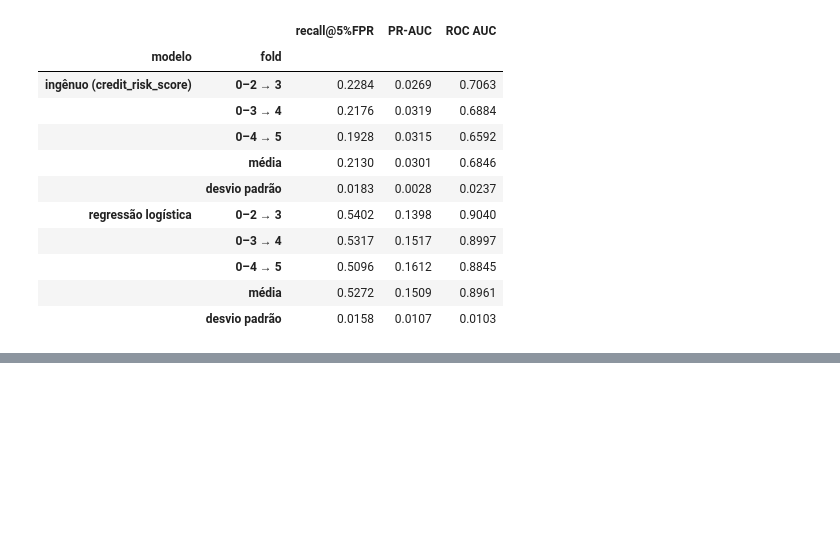
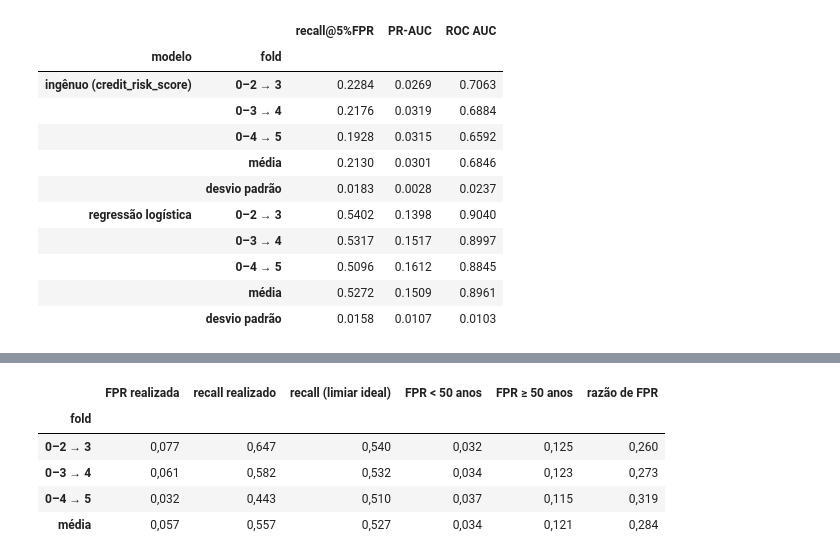
Before and after one commit to davidfwallace/fraude-abertura-conta, a Jupyter notebook: notebooks/02_baseline.ipynb, the cells around one changed output, grey strips where cells are left out. Cells and saved outputs as stored; diff of their text form; code cells hidden in the pictures; blank space fills up the shorter version.

```diff
--- a/notebooks/02_baseline.ipynb
+++ b/notebooks/02_baseline.ipynb
@@ -438,0 +441,53 @@ pd.read_csv(DIR_REPORTS / "resultados_02_baseline.csv", index_col=["modelo", "fo
+# %%
+def limiar_para_fpr(y, score, fpr_alvo=FPR_ALVO):
+    """Limiar acima do qual ficam `fpr_alvo` dos casos legítimos (negativos)."""
+    return np.quantile(score[np.asarray(y) == 0], 1 - fpr_alvo)
+
+
+def taxas(y, score, limiar):
+    """FPR e recall de uma regra 'barrar se score > limiar'."""
+    y = np.asarray(y)
+    alerta = score > limiar
+    return {"FPR": alerta[y == 0].mean(), "recall": alerta[y == 1].mean()}
+
+
+linhas = []
+for meses_tr, mes_val, idx_tr, idx_val in gerar_folds(treino):
+    X_tr, y_tr = limpar(treino.loc[idx_tr]), treino.loc[idx_tr, ALVO].to_numpy()
+    X_va, y_va = limpar(treino.loc[idx_val]), treino.loc[idx_val, ALVO].to_numpy()
+
+    pipe = montar_logistica()
+    pipe.fit(X_tr, y_tr)
+    s_tr = pipe.predict_proba(X_tr)[:, 1]
+    s_va = pipe.predict_proba(X_va)[:, 1]
+
+    limiar_passado = limiar_para_fpr(y_tr, s_tr)  # o que o banco faria na prática
+    limiar_ideal = limiar_para_fpr(y_va, s_va)    # referência: calibrado no próprio mês
+    real = taxas(y_va, s_va, limiar_passado)
+    ideal = taxas(y_va, s_va, limiar_ideal)
+
+    mais_50 = (treino.loc[idx_val, "customer_age"] >= 50).to_numpy()
+    fpr_menos_50 = taxas(y_va[~mais_50], s_va[~mais_50], limiar_ideal)["FPR"]
+    fpr_mais_50 = taxas(y_va[mais_50], s_va[mais_50], limiar_ideal)["FPR"]
+
+    linhas.append({
+        "fold": f"{meses_tr[0]}–{meses_tr[-1]} → {mes_val}",
+        "FPR realizada": real["FPR"],
+        "recall realizado": real["recall"],
+        "recall (limiar ideal)": ideal["recall"],
+        "FPR < 50 anos": fpr_menos_50,
+        "FPR ≥ 50 anos": fpr_mais_50,
+        "razão de FPR": min(fpr_menos_50, fpr_mais_50) / max(fpr_menos_50, fpr_mais_50),
+    })
+
+operacao = pd.DataFrame(linhas).set_index("fold")
+operacao.loc["média"] = operacao.mean()
+operacao.to_csv(RAIZ / "reports" / "operacao_02_logistica.csv", float_format="%.4f")
+operacao.style.format(precision=3, decimal=",")
+# %% [output]
+|  | FPR realizada | recall realizado | recall (limiar ideal) | FPR < 50 anos | FPR ≥ 50 anos | razão de FPR |
+| fold |  |  |  |  |  |  |
+| 0–2 → 3 | 0,077 | 0,647 | 0,540 | 0,032 | 0,125 | 0,260 |
+| 0–3 → 4 | 0,061 | 0,582 | 0,532 | 0,034 | 0,123 | 0,273 |
+| 0–4 → 5 | 0,032 | 0,443 | 0,510 | 0,037 | 0,115 | 0,319 |
+| média | 0,057 | 0,557 | 0,527 | 0,034 | 0,121 | 0,284 |
```
Also changed, not shown: parts of 12 cells of this notebook, 3 other files.
